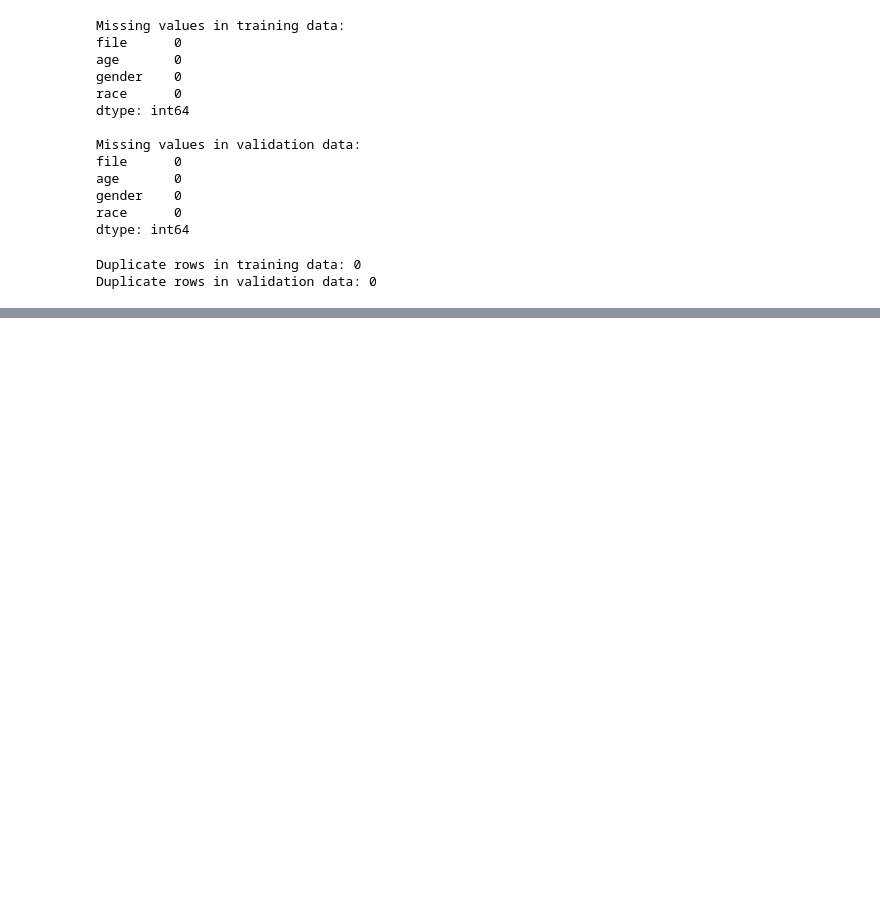
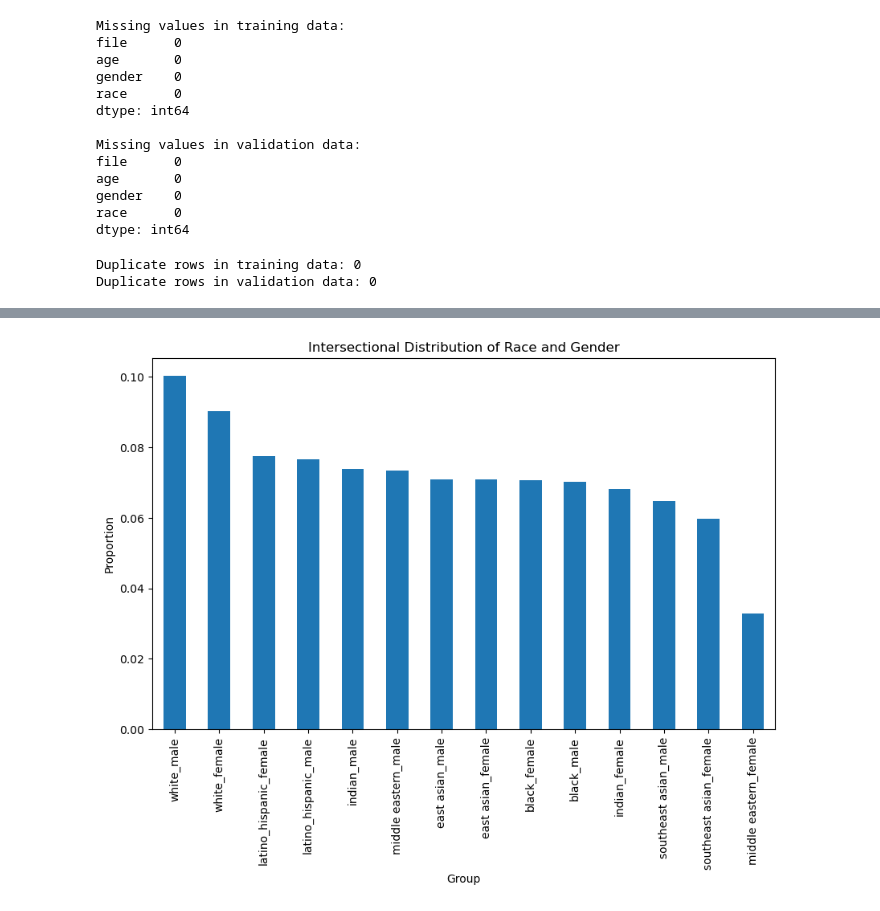
Before and after one commit to aidan-kleinman-2026/DATA6550-Bias, a Jupyter notebook: Code/Kleinman/Project1DataCleaning.ipynb, the cells around one changed output, grey strips where cells are left out. Cells and saved outputs as stored; diff of their text form; code cells hidden in the pictures; blank space fills up the shorter version.

```diff
--- a/Code/Kleinman/Project1DataCleaning.ipynb
+++ b/Code/Kleinman/Project1DataCleaning.ipynb
@@ -272,0 +278,16 @@ Name: proportion, dtype: float64
+# %%
+#Code Block 15
+## intersectional counts
+
+train_data['race_gender'] = train_data['race'] + '_' + train_data['gender']
+val_data['race_gender'] = val_data['race'] + '_' + val_data['gender']
+
+intersection_counts = train_data['race_gender'].value_counts(normalize = True)
+intersection_counts.plot(kind = 'bar', figsize=(10,6))
+plt.title('Intersectional Distribution of Race and Gender')
+plt.ylabel('Proportion')
+plt.xlabel('Group')
+plt.xticks(rotation = 90)
+plt.show()
+# %% [output]
+[figure, added]
```
Also changed, not shown: parts of 7 cells of this notebook.
